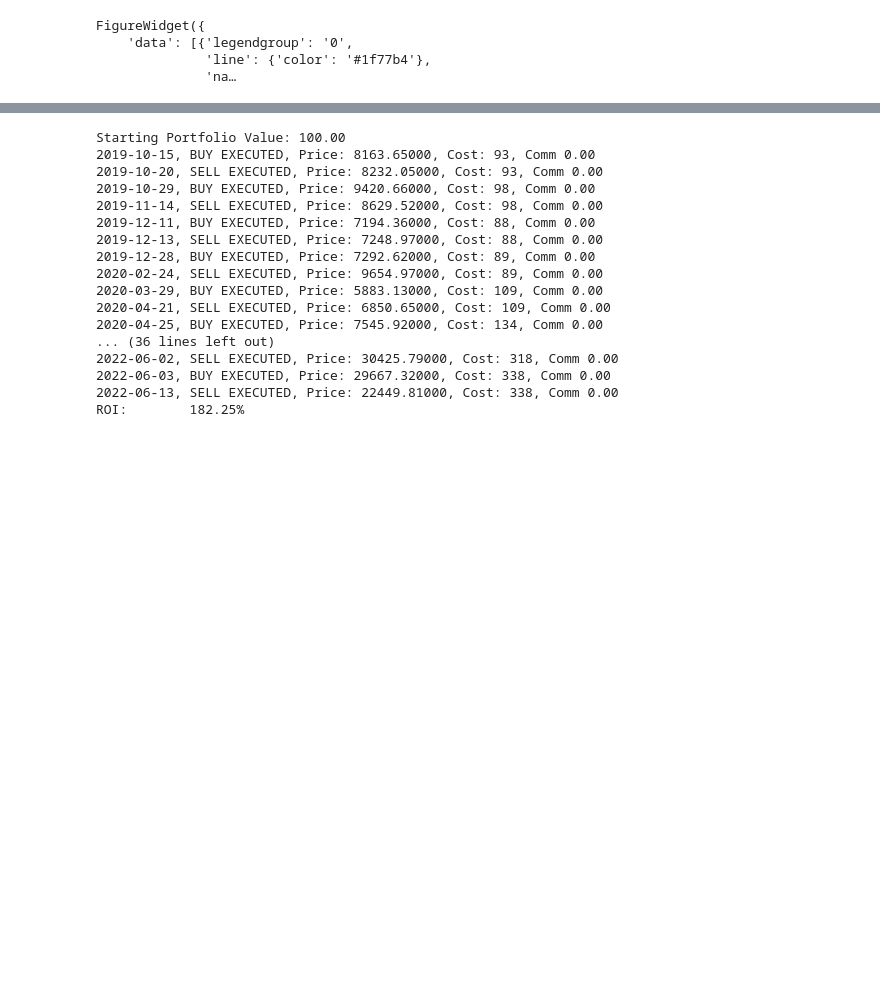
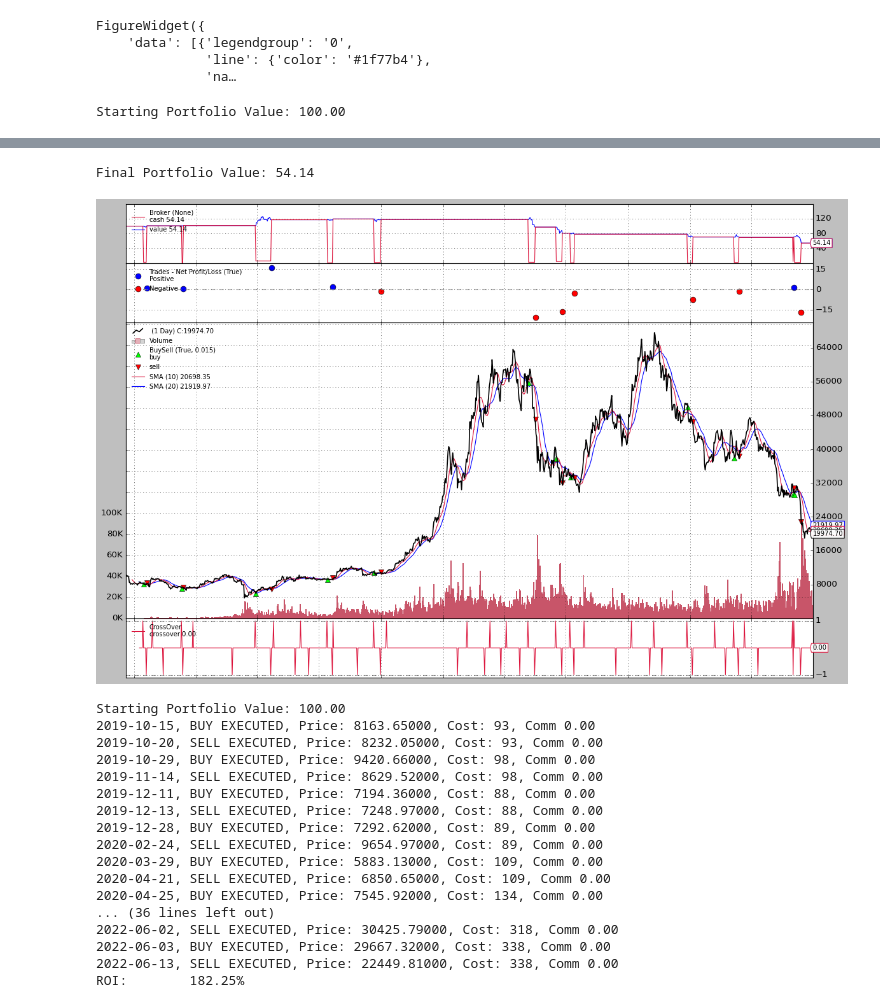
Before and after one commit to jiahau3/Algorithmic_trading, a Jupyter notebook: backtest_compare.ipynb, the cells around one changed output, grey strips where cells are left out. Drawn from its saved outputs; the diff is of its cells as text; code cells hidden in the pictures; blank space fills up the shorter version.

```diff
--- a/backtest_compare.ipynb
+++ b/backtest_compare.ipynb
@@ -150,3 +159,19 @@ class smaCross(bt.SignalStrategy):
         sma1, sma2 = bt.ind.SMA(period=10), bt.ind.SMA(period=20)
         crossover = bt.ind.CrossOver(sma1, sma2)
         self.signal_add(bt.SIGNAL_LONG, crossover)
+# %%
+cerebro0 = bt.Cerebro()
+cerebro0.addstrategy(smaCross)
+
+cerebro0.adddata(bt.feeds.PandasData(dataname = price_btc[['Close', 'Volume']].iloc[:],\
+     close='Close', volume='Volume', open='Close', high='Close', low='Close'))
+
+cerebro0.broker.set_cash(100)
+cerebro0.addsizer(bt.sizers.PercentSizer, percents=100)
+
+print('Starting Portfolio Value: %.2f' % cerebro0.broker.get_value())
+cerebro0.run()
+cerebro0.plot()
+print('Final Portfolio Value: %.2f' % cerebro0.broker.get_value())
+# %% [output]
+Starting Portfolio Value: 100.00
@@ -153,3 +180,5 @@ class smaCross(bt.SignalStrategy):
+Final Portfolio Value: 54.14
+[figure, added]
 # %%
 class smaCro(bt.Strategy):
     params = dict(
```
Also changed, not shown: parts of 12 cells of this notebook.
